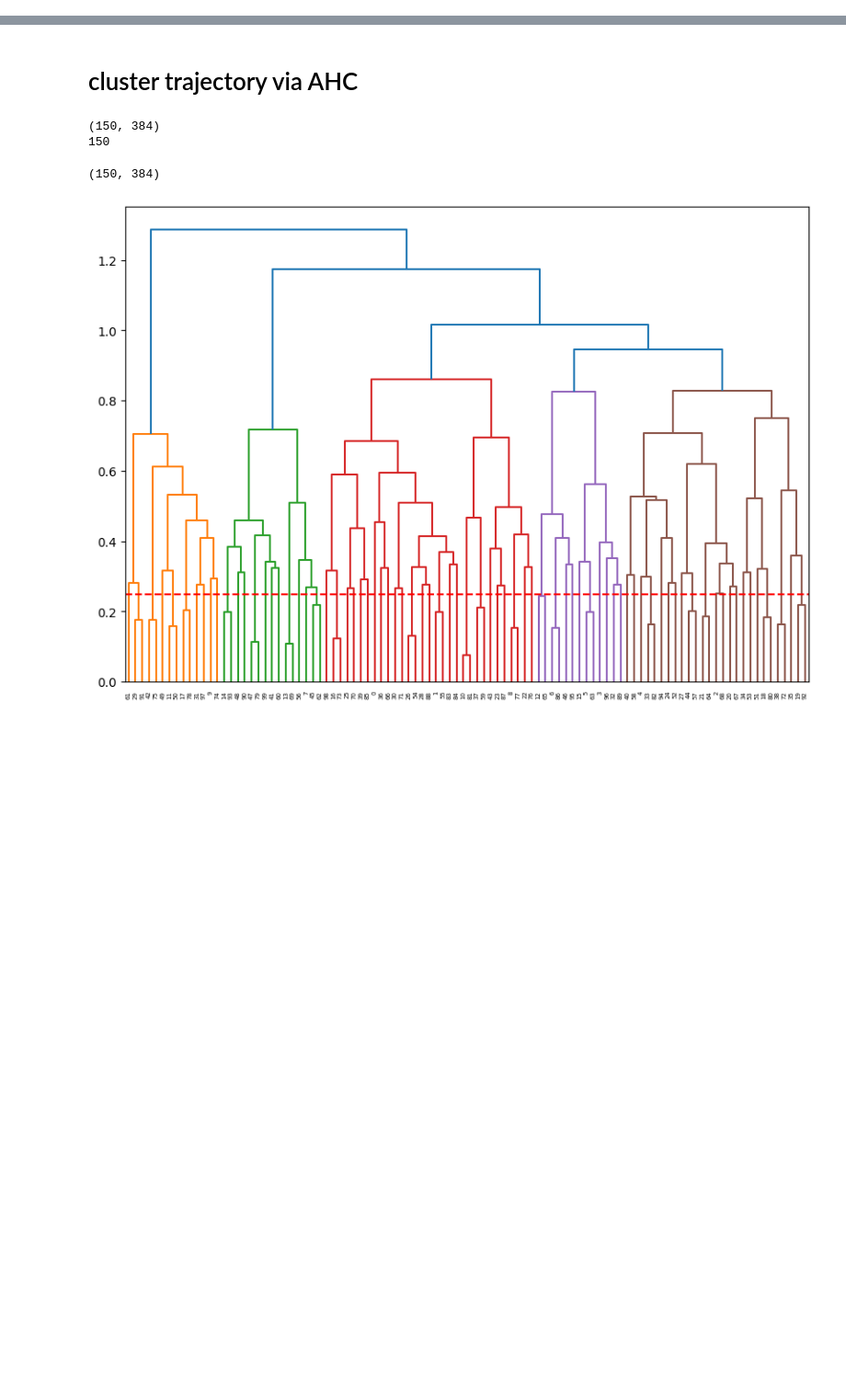
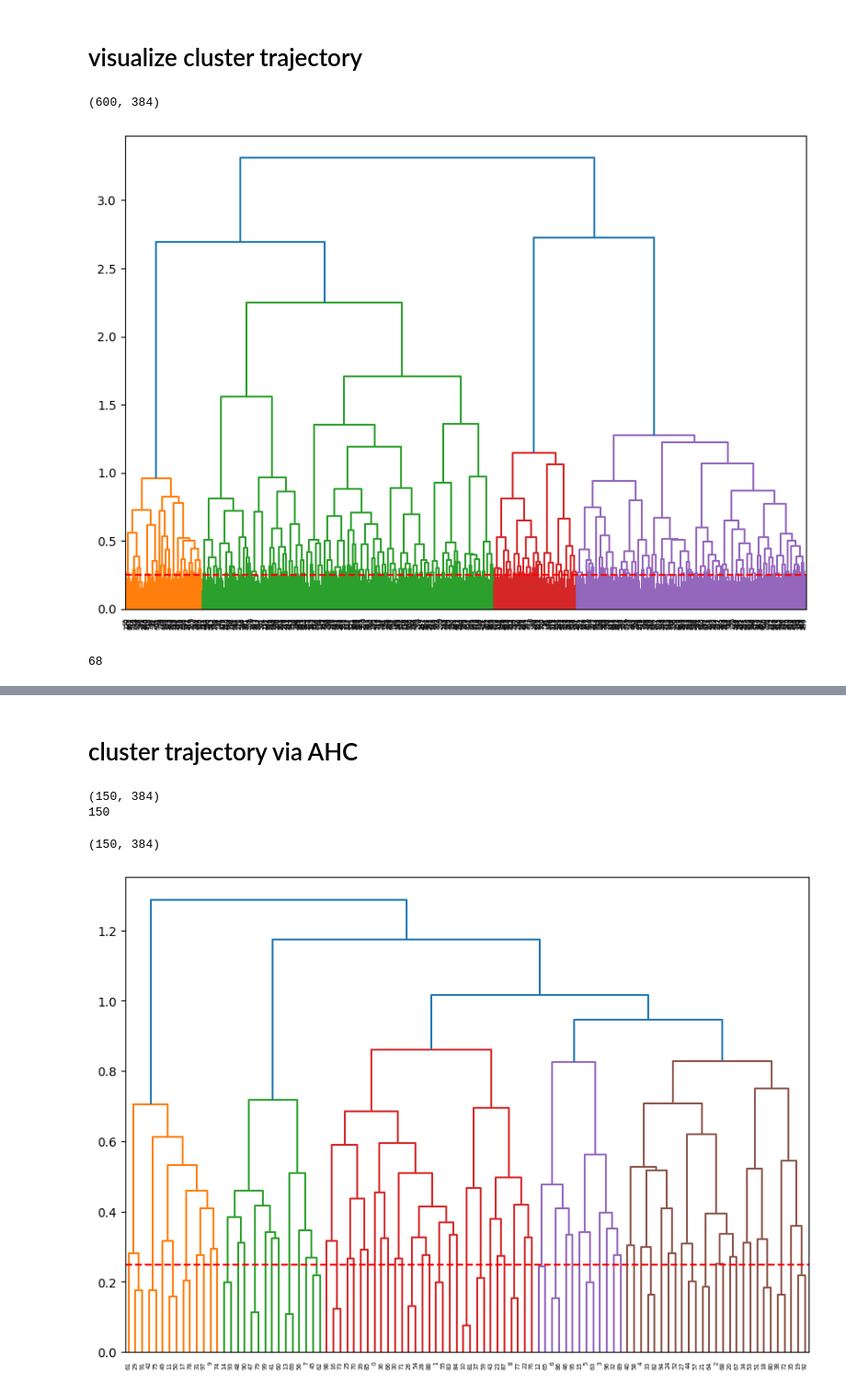
Before and after one commit to stmorse/dtm, a Jupyter notebook: notebooks/sandbox.ipynb, the cells around one changed output, grey strips where cells are left out. Shown at 92% size. Saved outputs shown, nothing was run; the diff lists cells and outputs as text; code cells hidden in the pictures; blank space fills up the shorter version.

```diff
--- a/notebooks/sandbox.ipynb
+++ b/notebooks/sandbox.ipynb
@@ -0,0 +1,2 @@
+# %% [markdown]
+# visualize cluster trajectory
@@ -0,0 +14,42 @@
+# %%
+model_path = '/sciclone/geograd/stmorse/reddit/mbkm_50/models'
+# %%
+start_year = 2008
+end_year = 2008
+start_month = 1
+end_month = 12
+
+years = [str(y) for y in range(start_year, end_year+1)]
+months = [f'{m:02}' for m in range(start_month, end_month+1)]
+yrmo = [(yr, mo) for yr in years for mo in months]
+# %%
+C = []
+Ck = -1  # TODO: doesn't need to be the same every month
+for year, month in yrmo:
+    with open(os.path.join(model_path, f'model_cc_{year}-{month}.npz'), 'rb') as f:
+        cc = np.load(f)['cc']
+        Ck = cc.shape[0]
+        C.append(cc)
+C = np.vstack(C)
+C.shape
+# %% [output]
+(600, 384)
+# %%
+Z = linkage(C, 'ward')
+fig = plt.figure(figsize=(10, 7))
+dendrogram(Z)
+plt.axhline(y=0.25, color='r', linestyle='--')
+# fig.savefig('dendrogram.png', dpi=fig.dpi)
+plt.show()
+# %% [output]
+[figure, added]
+# %%
+ahc = AgglomerativeClustering(
+    n_clusters=None,
+    distance_threshold=0.5,
+    linkage='ward',
+)
+ahc.fit(C)
+ahc.n_clusters_
+# %% [output]
+68
```
Also changed, not shown: parts of 4 cells of this notebook.
